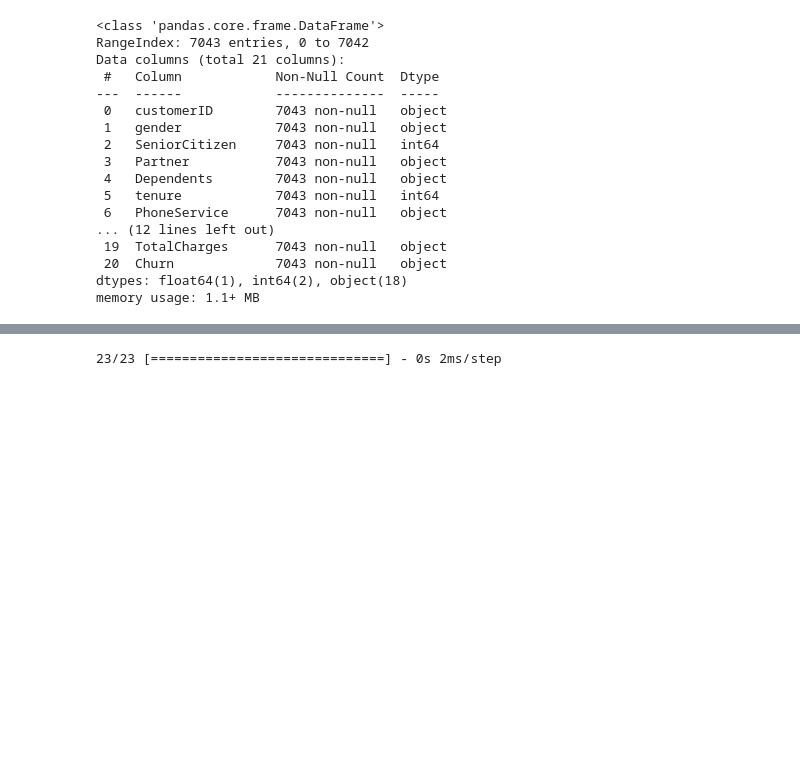
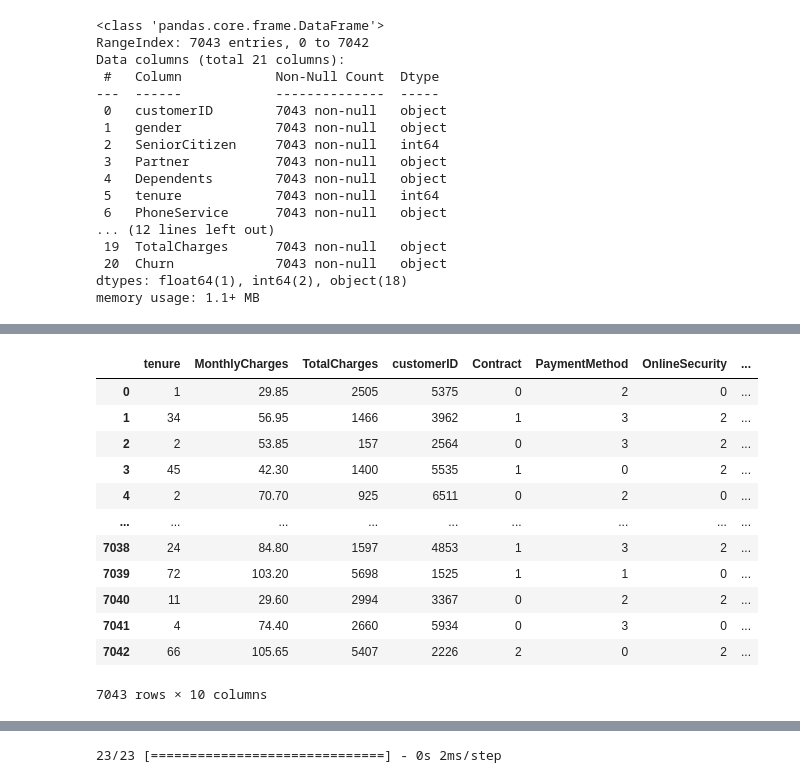
Before and after one commit to Kootin-Sanwu/35562025_Churning_Customers, a Jupyter notebook: AI_Assignment_3.ipynb, the cells around one changed output, grey strips where cells are left out. Cells and saved outputs as stored; diff of their text form; code cells hidden in the pictures; blank space fills up the shorter version.

```diff
--- a/AI_Assignment_3.ipynb
+++ b/AI_Assignment_3.ipynb
@@ -306,0 +236,20 @@ X_val, X_test, Y_val, Y_test = train_test_split(X_temp, Y_temp, test_size = 0.5,
+# %%
+# Selectting the top 10 features based on importance
+top_10_features = 10
+selected_features = important_features["Feature"].head(top_10_features).tolist()
+X_data = combined_churn_data[selected_features]
+X_data
+# %% [output]
+|  | tenure | MonthlyCharges | TotalCharges | customerID | Contract | PaymentMethod | OnlineSecurity | ... |
+| 0 | 1 | 29.85 | 2505 | 5375 | 0 | 2 | 0 | ... |
+| 1 | 34 | 56.95 | 1466 | 3962 | 1 | 3 | 2 | ... |
+| 2 | 2 | 53.85 | 157 | 2564 | 0 | 3 | 2 | ... |
+| 3 | 45 | 42.30 | 1400 | 5535 | 1 | 0 | 2 | ... |
+| 4 | 2 | 70.70 | 925 | 6511 | 0 | 2 | 0 | ... |
+| ... | ... | ... | ... | ... | ... | ... | ... | ... |
+| 7038 | 24 | 84.80 | 1597 | 4853 | 1 | 3 | 2 | ... |
+| 7039 | 72 | 103.20 | 5698 | 1525 | 1 | 1 | 0 | ... |
+| 7040 | 11 | 29.60 | 2994 | 3367 | 0 | 2 | 2 | ... |
+| 7041 | 4 | 74.40 | 2660 | 5934 | 0 | 3 | 0 | ... |
+| 7042 | 66 | 105.65 | 5407 | 2226 | 2 | 0 | 2 | ... |
+7043 rows × 10 columns
```
Also changed, not shown: parts of 74 cells of this notebook, 4 other files.
